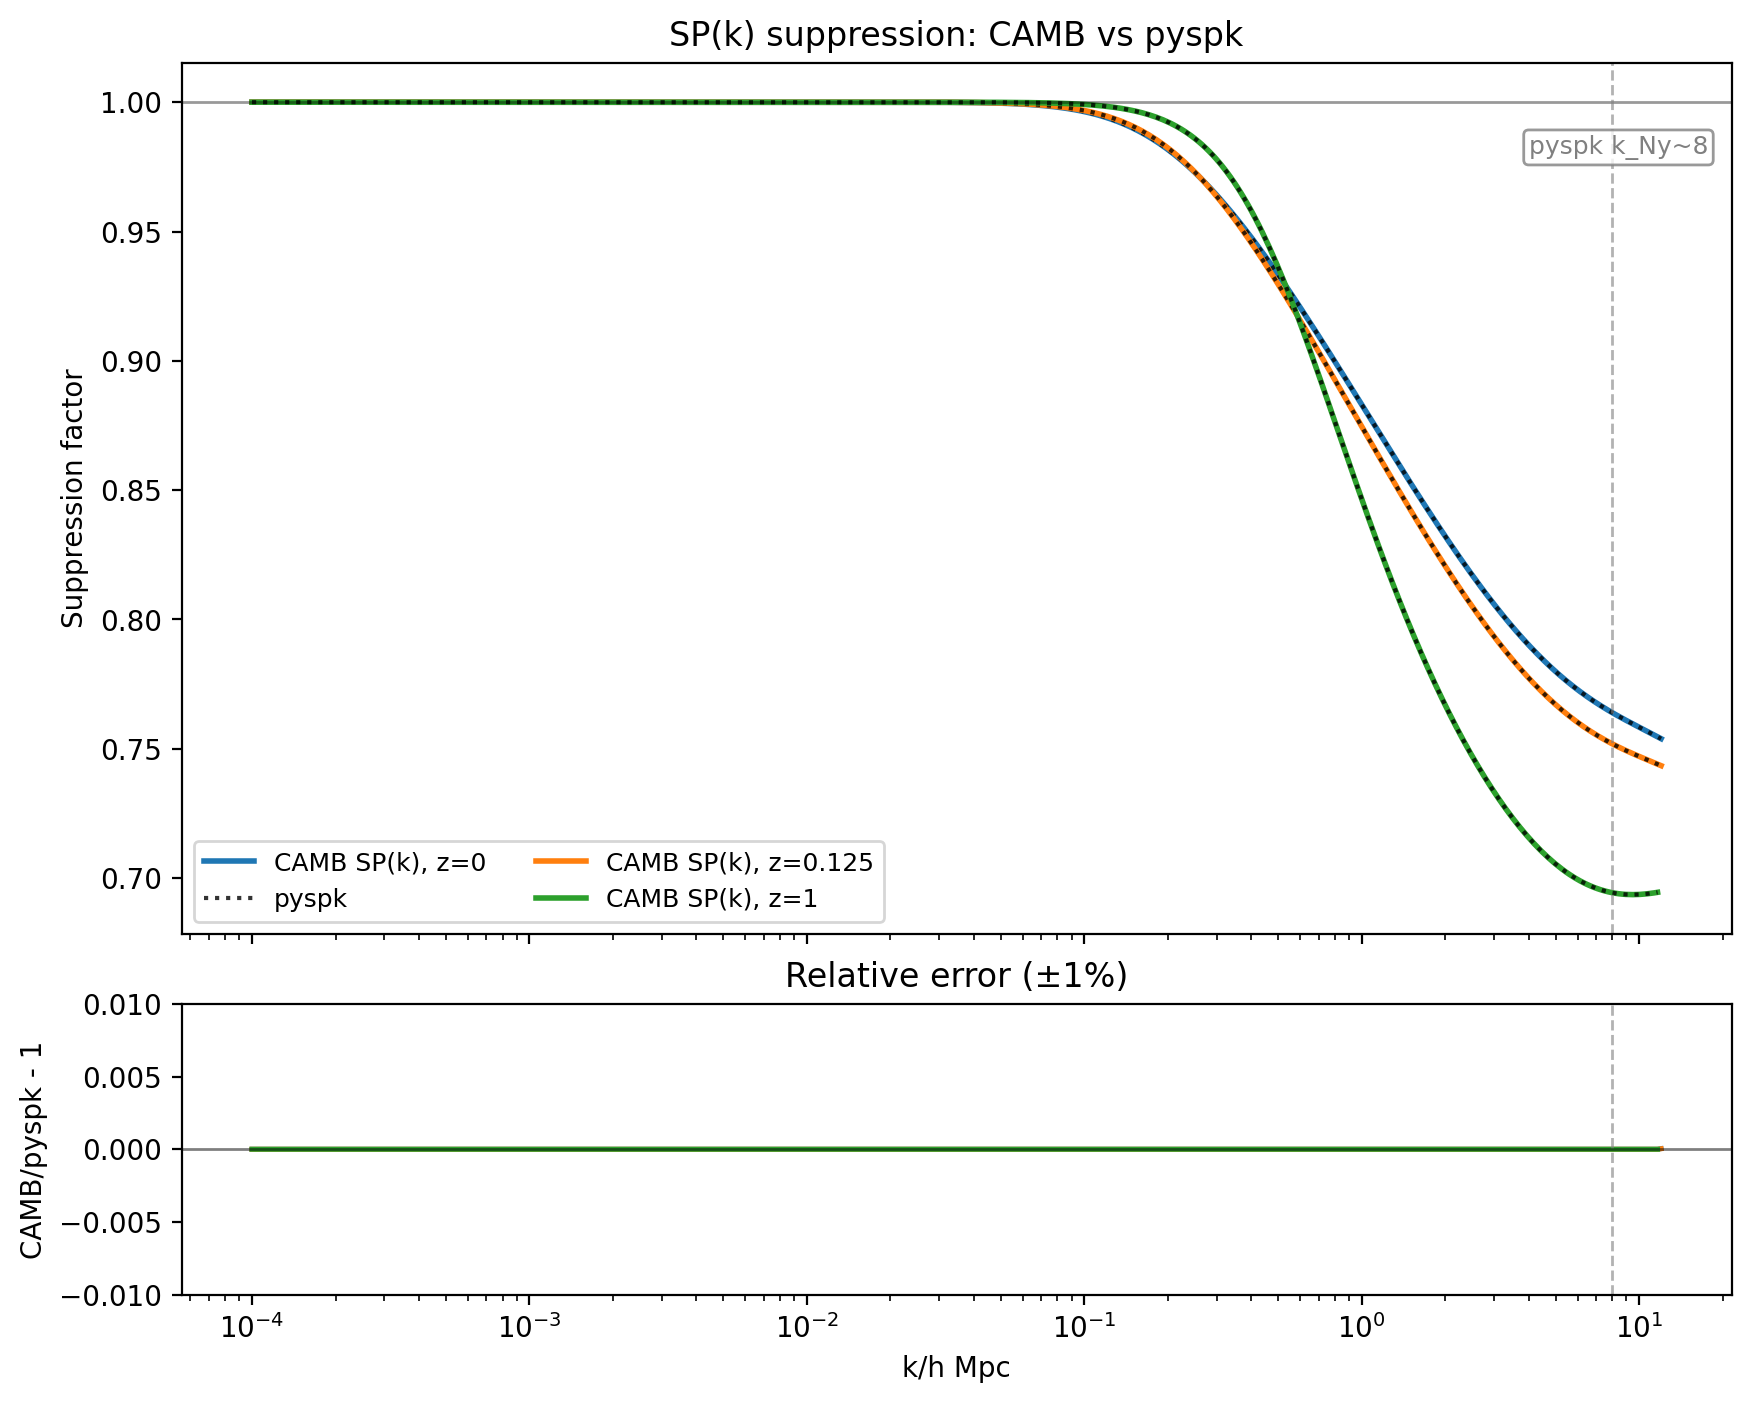
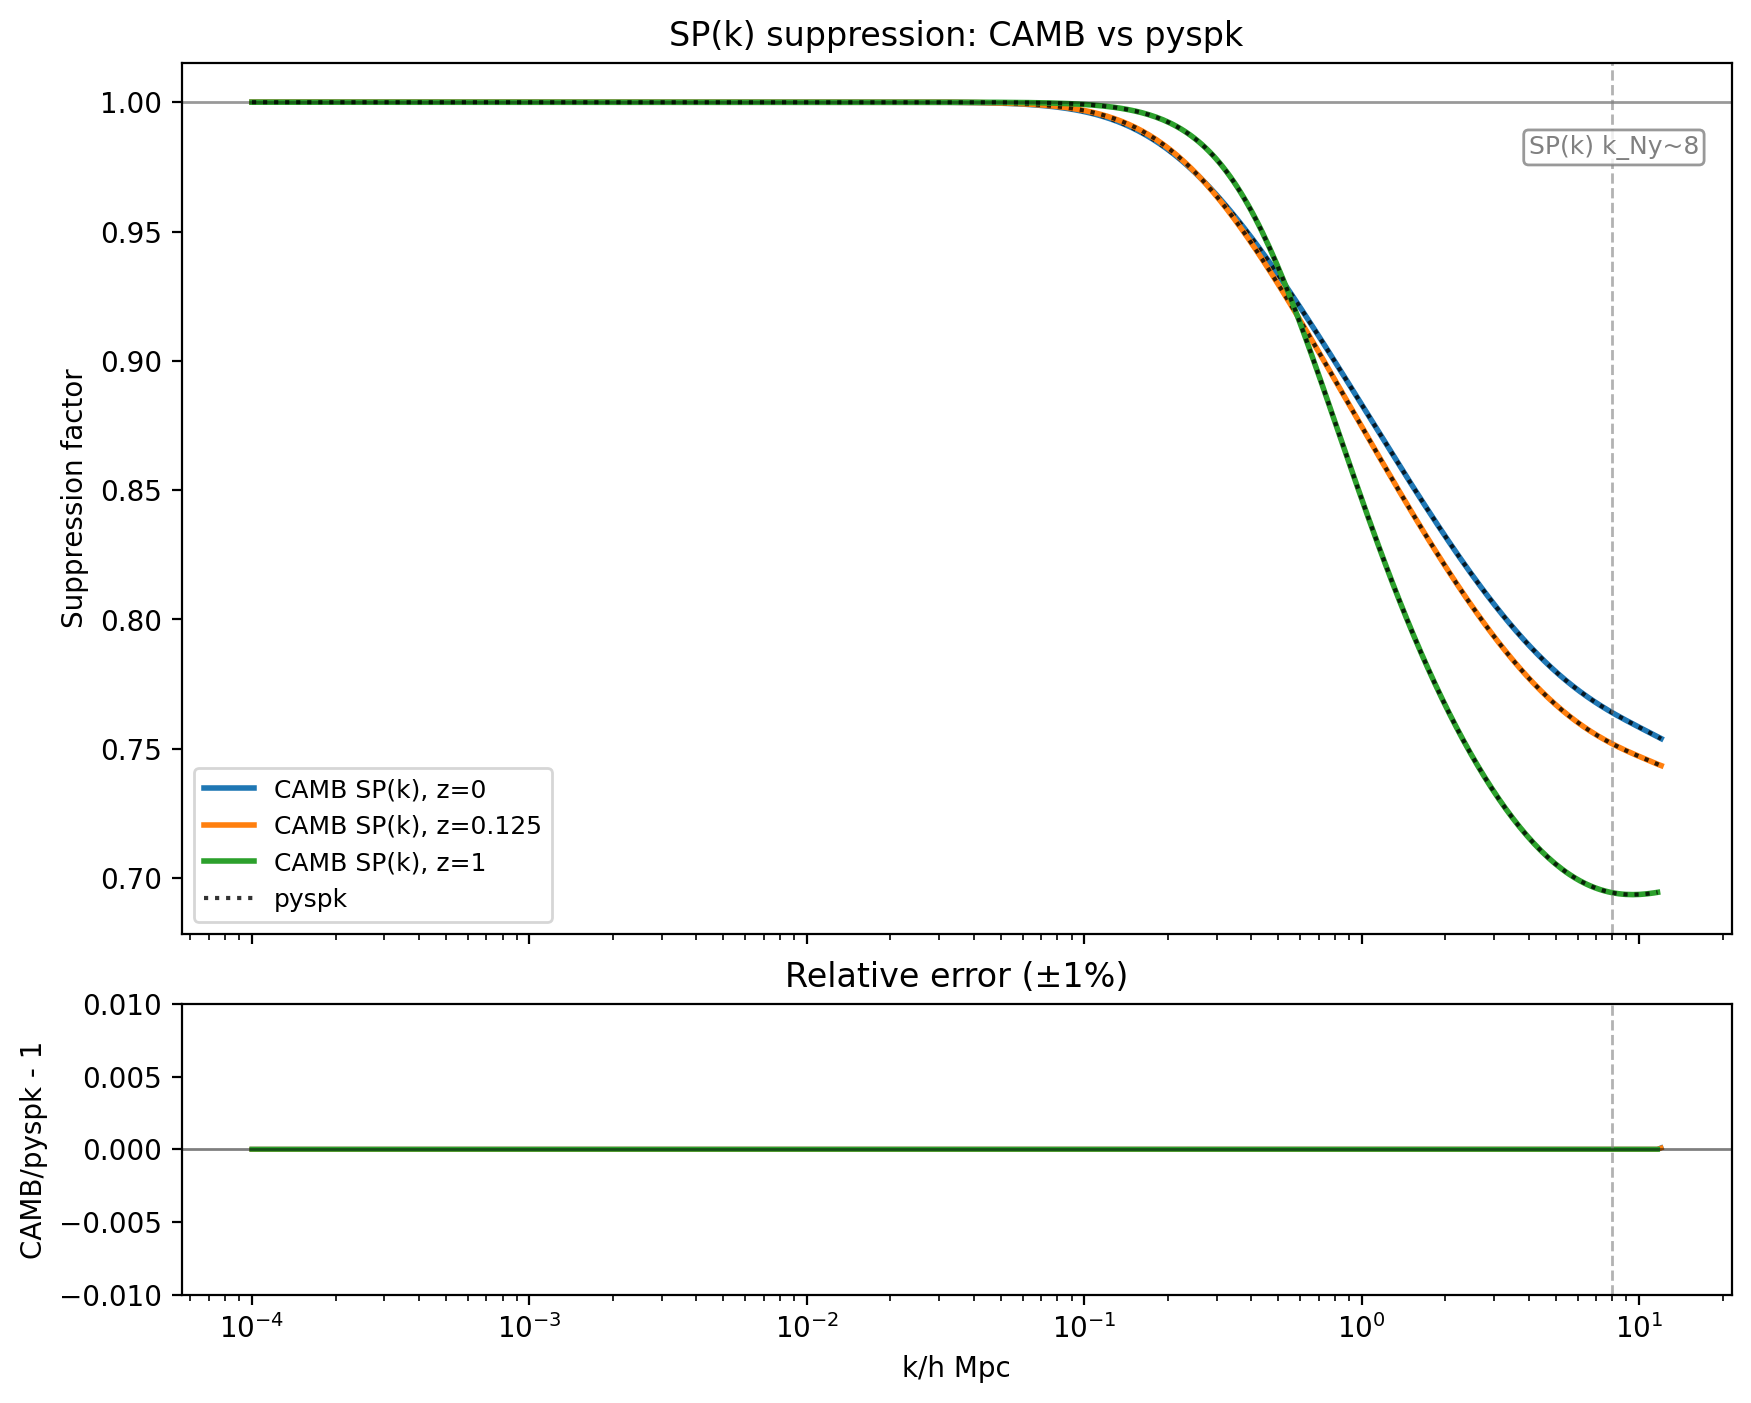
The notebook cell's code change between the first figure and the second:
--- before
+++ after
@@ -23,4 +23,6 @@
 )
 colors = ['C0', 'C1', 'C2']
+camb_handles = []
+pyspk_handle = None
 
 for i, redshift in enumerate(z):
@@ -30,12 +32,20 @@
     valid = mask_plot & np.isfinite(camb_sup) & np.isfinite(py_sup) & (np.abs(py_sup) > 1e-30)
 
-    ax2.semilogx(
+    line_camb, = ax2.semilogx(
         kh0[valid], camb_sup[valid], color=color, ls='-', lw=2,
         label=f'CAMB SP(k), z={float(redshift):g}'
     )
-    ax2.semilogx(
-        kh0[valid], py_sup[valid], color='k', ls=':', lw=1.5, alpha=0.8,
-        label='pyspk' if i == 0 else None
-    )
+    camb_handles.append(line_camb)
+
+    if pyspk_handle is None:
+        pyspk_handle, = ax2.semilogx(
+            kh0[valid], py_sup[valid], color='k', ls=':', lw=1.5, alpha=0.8,
+            label='pyspk'
+        )
+    else:
+        ax2.semilogx(
+            kh0[valid], py_sup[valid], color='k', ls=':', lw=1.5, alpha=0.8,
+            label=None
+        )
 
     ratio_err = camb_sup[valid] / py_sup[valid] - 1.0
@@ -45,5 +55,8 @@
 ax2.set_ylabel('Suppression factor')
 ax2.set_title('SP(k) suppression: CAMB vs pyspk')
-ax2.legend(loc='lower left', ncol=2, fontsize=9)
+if pyspk_handle is not None:
+    ax2.legend(handles=[*camb_handles, pyspk_handle], loc='lower left', fontsize=9)
+else:
+    ax2.legend(loc='lower left', fontsize=9)
 
 ax3.axhline(0.0, color='k', lw=1, alpha=0.5)
@@ -57,5 +70,5 @@
 ax3.axvline(8.0, color='gray', lw=1, ls='--', alpha=0.6)
 ax2.text(
-    8.0 * 0.5, 0.98, 'pyspk k_Ny~8', color='gray', fontsize=9,
+    8.0 * 0.5, 0.98, 'SP(k) k_Ny~8', color='gray', fontsize=9,
     bbox=dict(facecolor='white', edgecolor='gray', alpha=0.8, boxstyle='round,pad=0.2')
 )

Commit: Add warnings for SP(k) calculations outside calibrated ranges